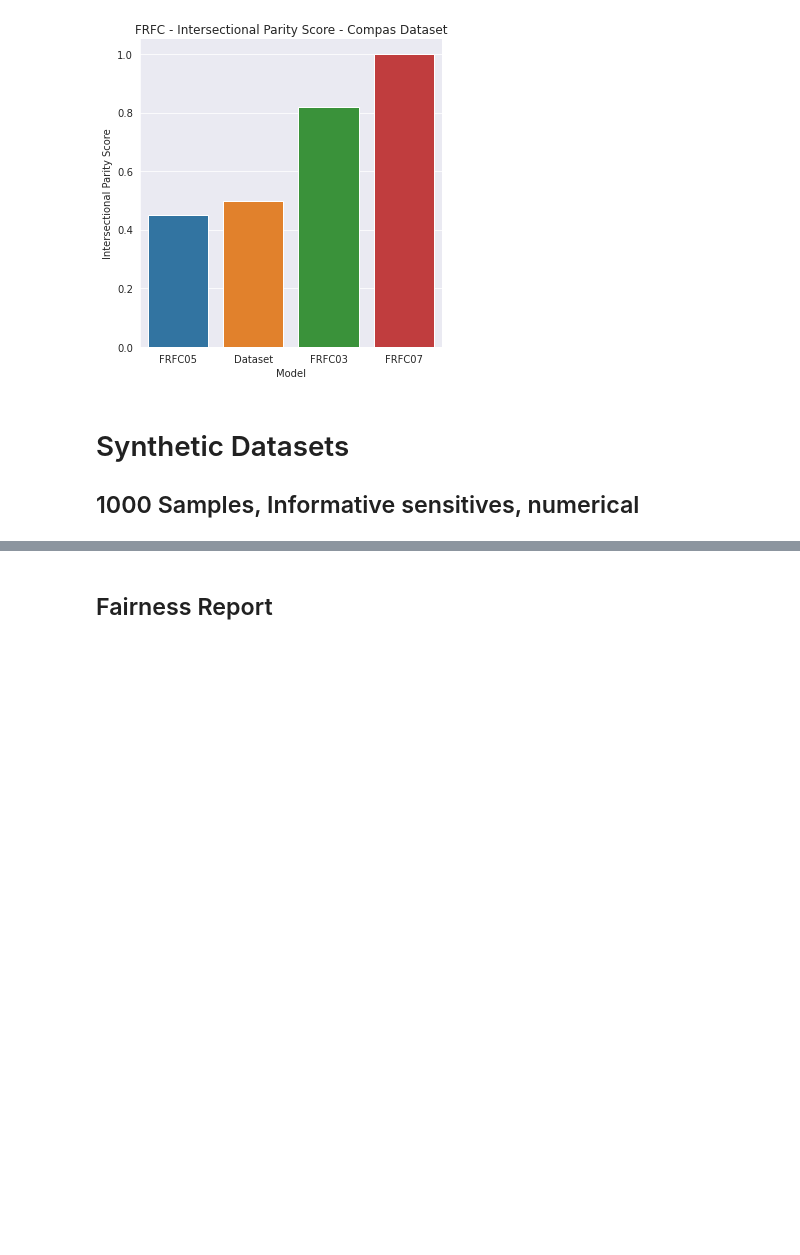
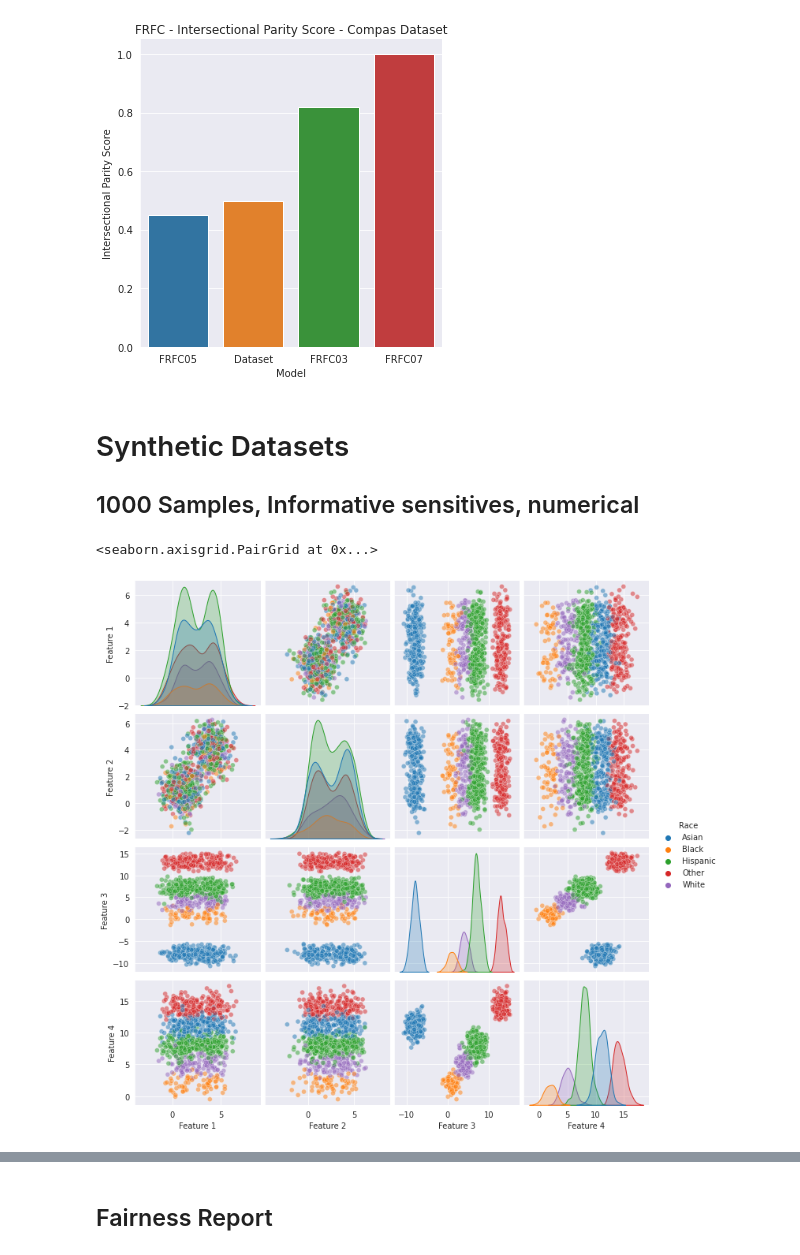
Before and after one commit to bcwein/Forseti, a Jupyter notebook: notebooks/model-evaluation.ipynb, the cells around one changed output, grey strips where cells are left out. Saved outputs shown, nothing was run; the diff lists cells and outputs as text; code cells hidden in the pictures; blank space fills up the shorter version.

```diff
--- a/notebooks/model-evaluation.ipynb
+++ b/notebooks/model-evaluation.ipynb
@@ -476,3 +476,12 @@ clf = latentLabelClassifier(
 )
 
 clf.fit()
+# %%
+sns.pairplot(
+    data=df,
+    hue='Race',
+    plot_kws={'alpha':0.5}
+)
+# %% [output]
+<seaborn.axisgrid.PairGrid at 0x...>
+[figure, added]
```
Also changed, not shown: parts of 17 cells of this notebook, 5 other files.
